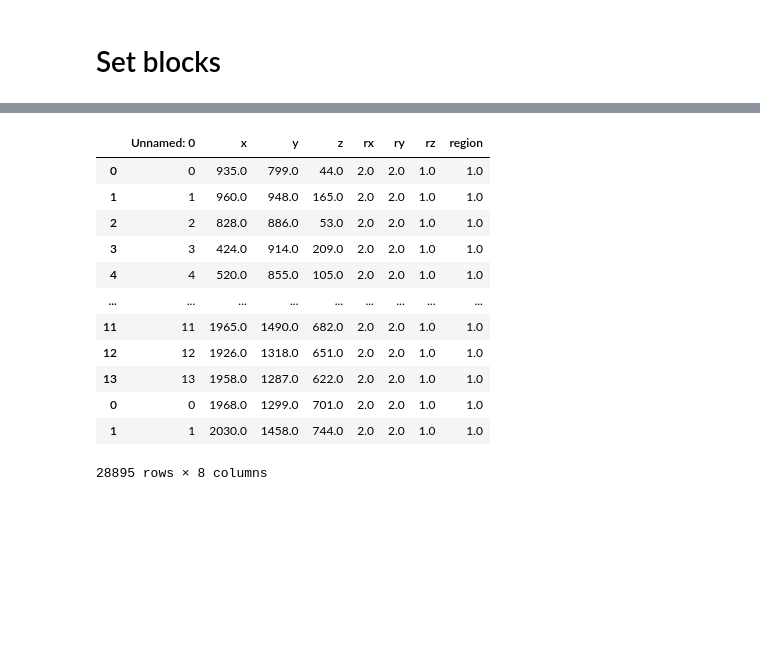
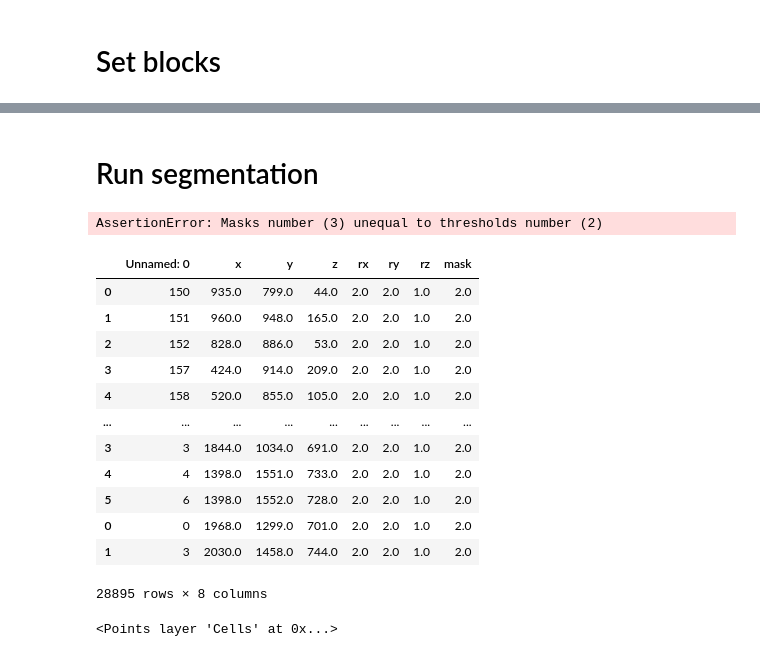
Before and after one commit to tomerlab/suiteWB, a Jupyter notebook: segmentation/denseRegionSegmentation.ipynb, the cells around one changed output, grey strips where cells are left out. Drawn from its saved outputs; the diff is of its cells as text; code cells hidden in the pictures; blank space fills up the shorter version.

Commit message:
Create segmentation class

```diff
--- a/segmentation/cellCount_smallRegion_blob_singlechannel.ipynb
+++ b/segmentation/denseRegionSegmentation.ipynb
@@ -40,11 +15,10 @@ from tools import imgLoad
 # %%
 basedir = r"Y:\People\Yannan\Segmentation\pLSMTH1\CSal3722_restitch\regionSpecificTraining"
 probTH = imgLoad.loadVirtualTifSeq(basedir + r"\roiProb\*.tif")
-# probTH = np.concatenate((imgLoad.loadVirtualTifSeq(basedir + r"\roiVentralProb\*.tif"),
-#                          imgLoad.loadVirtualTifSeq(basedir + r"\roiProb\*.tif")[:,:,201:]), axis = 2)
 imgTH = imgLoad.loadVirtualTifSeq(basedir + r"\img\*.tif")
-highDenseMask = imgLoad.loadVirtualTifSeq(r"W:\People\Yannan\Segmentation\DF16\regionalMask\aroundHY\highDenseMask2\*.tif")
-croppedMask = imgLoad.loadVirtualTifSeq(r"W:\People\Yannan\Segmentation\DF16\regionalMask\aroundHY\aroundHYMask\*.tif")
+
+masks = [imgLoad.loadVirtualTifSeq(r"W:\People\Yannan\Segmentation\DF16\regionalMask\aroundHY\highDenseMask2\*.tif"),
+        imgLoad.loadVirtualTifSeq(r"W:\People\Yannan\Segmentation\DF16\regionalMask\aroundHY\aroundHYMask\*.tif")]
 # %% [output]
 (2192, 1776, 750)
 (2192, 1776, 750)
@@ -314,0 +35,2 @@ blockCells2 = pd.DataFrame(blobTH[selectID, :], columns = ['x', 'y', 'z', 'rx','
+# %%
+segObj = Segmentation(imgTH, probTH, masks, blocks)
@@ -314,0 +39,3 @@ blockCells2 = pd.DataFrame(blobTH[selectID, :], columns = ['x', 'y', 'z', 'rx','
+# %%
+thresholds = [0.02, 0.2]
+blobs = segObj.segmentBlock([1,0,2], thresholds)
@@ -424,18 +58,25 @@ for i in range(len(allCSV)):
+# %% [markdown]
+# Run segmentation
+# %%
+allBlobs = segObj.segmentWhole(basedir, thresholds, onlyMask = False)
+# allBlobs.to_csv(basedir + r"\results.csv")
+# %% [output]
+AssertionError: Masks number (3) unequal to thresholds number (2)
 # %%
-allCells.to_csv(basedir + r"\results.csv")
-
-allCells
+# allBlobs = segObj.loadBlockResults(basedir)
+# allBlobs.to_csv(basedir + r"\results.csv")
+allBlobs
 # %% [output]
-|  | Unnamed: 0 | x | y | z | rx | ry | rz | region |
-| 0 | 0 | 935.0 | 799.0 | 44.0 | 2.0 | 2.0 | 1.0 | 1.0 |
-| 1 | 1 | 960.0 | 948.0 | 165.0 | 2.0 | 2.0 | 1.0 | 1.0 |
-| 2 | 2 | 828.0 | 886.0 | 53.0 | 2.0 | 2.0 | 1.0 | 1.0 |
-| 3 | 3 | 424.0 | 914.0 | 209.0 | 2.0 | 2.0 | 1.0 | 1.0 |
-| 4 | 4 | 520.0 | 855.0 | 105.0 | 2.0 | 2.0 | 1.0 | 1.0 |
+|  | Unnamed: 0 | x | y | z | rx | ry | rz | mask |
+| 0 | 150 | 935.0 | 799.0 | 44.0 | 2.0 | 2.0 | 1.0 | 2.0 |
+| 1 | 151 | 960.0 | 948.0 | 165.0 | 2.0 | 2.0 | 1.0 | 2.0 |
+| 2 | 152 | 828.0 | 886.0 | 53.0 | 2.0 | 2.0 | 1.0 | 2.0 |
+| 3 | 157 | 424.0 | 914.0 | 209.0 | 2.0 | 2.0 | 1.0 | 2.0 |
+| 4 | 158 | 520.0 | 855.0 | 105.0 | 2.0 | 2.0 | 1.0 | 2.0 |
 | ... | ... | ... | ... | ... | ... | ... | ... | ... |
-| 11 | 11 | 1965.0 | 1490.0 | 682.0 | 2.0 | 2.0 | 1.0 | 1.0 |
-| 12 | 12 | 1926.0 | 1318.0 | 651.0 | 2.0 | 2.0 | 1.0 | 1.0 |
-| 13 | 13 | 1958.0 | 1287.0 | 622.0 | 2.0 | 2.0 | 1.0 | 1.0 |
-| 0 | 0 | 1968.0 | 1299.0 | 701.0 | 2.0 | 2.0 | 1.0 | 1.0 |
-| 1 | 1 | 2030.0 | 1458.0 | 744.0 | 2.0 | 2.0 | 1.0 | 1.0 |
+| 3 | 3 | 1844.0 | 1034.0 | 691.0 | 2.0 | 2.0 | 1.0 | 2.0 |
+| 4 | 4 | 1398.0 | 1551.0 | 733.0 | 2.0 | 2.0 | 1.0 | 2.0 |
+| 5 | 6 | 1398.0 | 1552.0 | 728.0 | 2.0 | 2.0 | 1.0 | 2.0 |
+| 0 | 0 | 1968.0 | 1299.0 | 701.0 | 2.0 | 2.0 | 1.0 | 2.0 |
+| 1 | 3 | 2030.0 | 1458.0 | 744.0 | 2.0 | 2.0 | 1.0 | 2.0 |
 28895 rows × 8 columns
@@ -447,4 +83,9 @@ colorMap = [[random.uniform(0, 1) for i in range(3)] for j in range(len(allCells
 # %%
 %gui qt
 
-viewer = napari.view_points(np.array([allCells.x, allCells.y, allCells.z*2]).T, size = np.ones(len(allCells))*10, order = [2, 0, 1], n_dimensional = True, face_color = colorMap, name = 'colocal')
+viewer = napari.view_image(imgTH, contrast_limits=[0,10000], colormap = 'gray',  scale = [1,1,2], name = 'Img')
+viewer.add_points(np.array([allBlobs.x, allBlobs.y, allBlobs.z*2]).T, size = 15,\
+                  symbol='ring', edge_width=0, \
+                  n_dimensional = True, face_color = 'red', name = 'Cells')
+# %% [output]
+<Points layer 'Cells' at 0x...>
```
Also changed, not shown: parts of 40 cells of this notebook, 4 other files.
